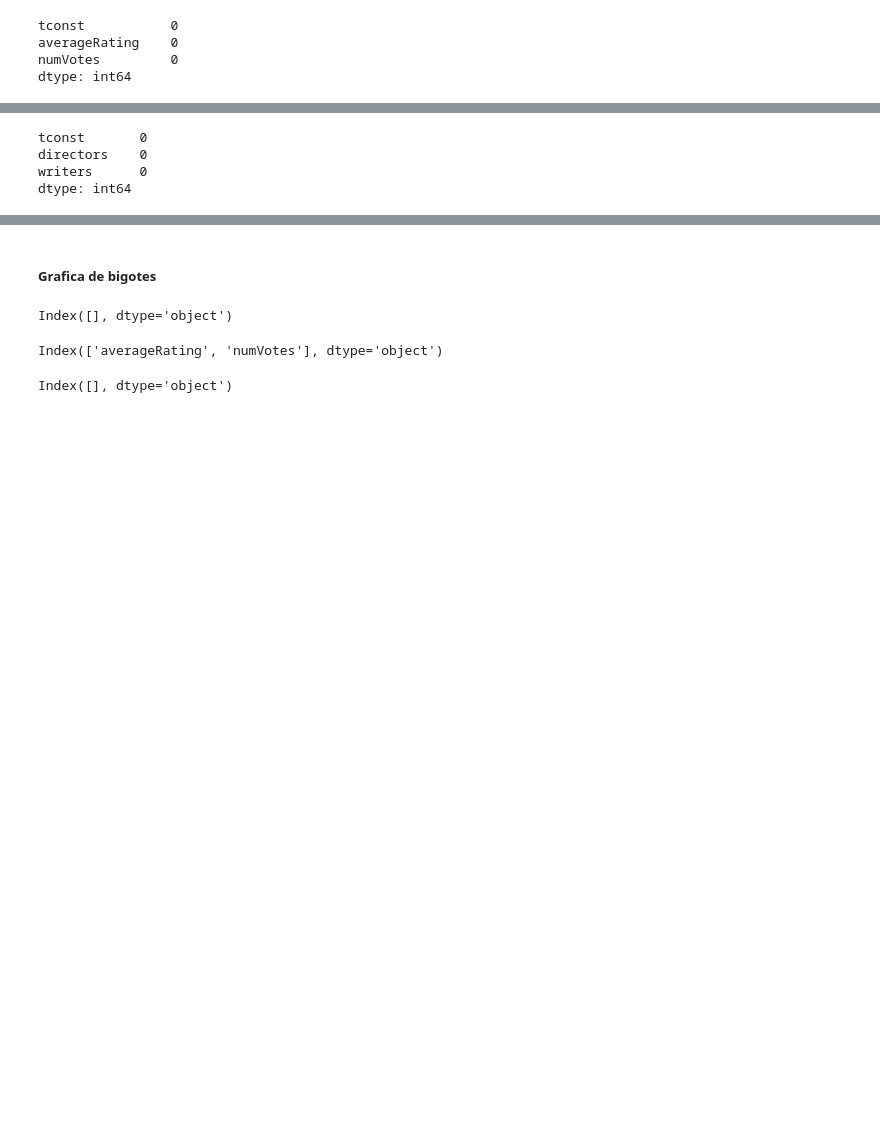
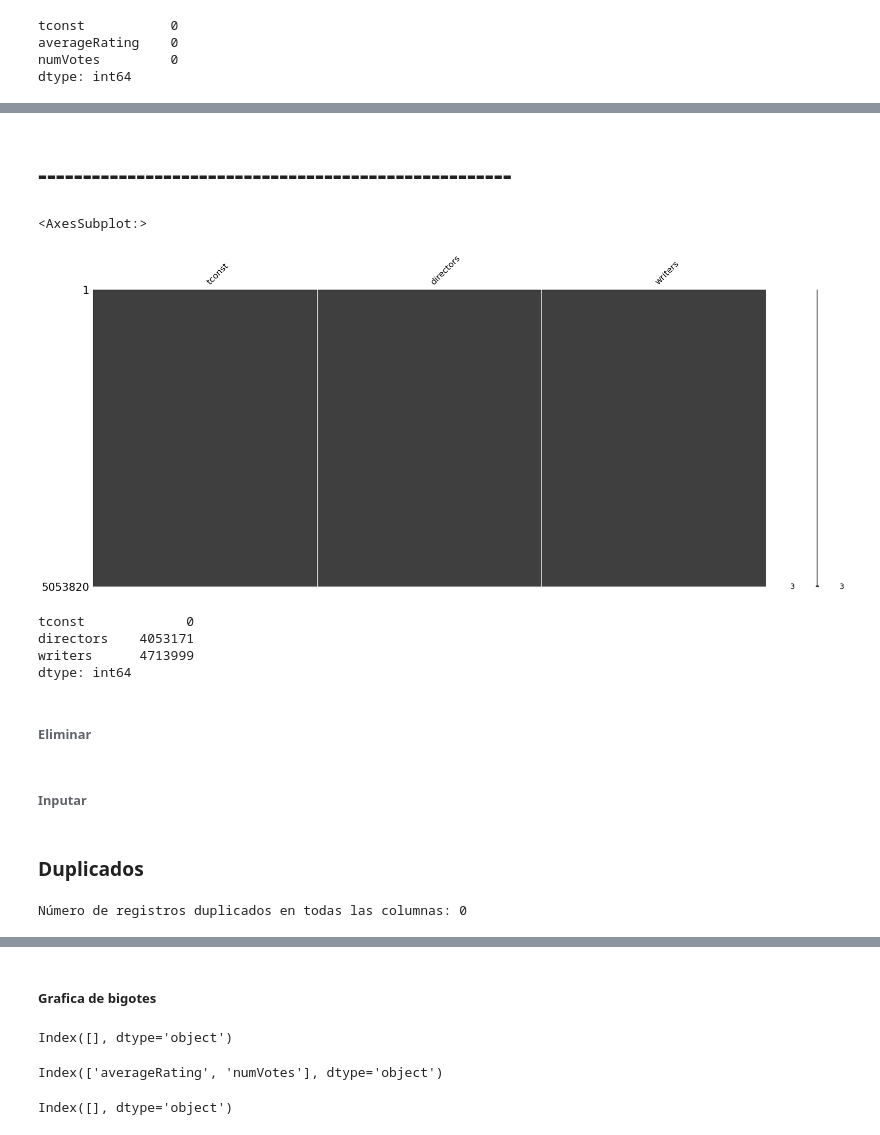
Before and after one commit to JaimeIngenia/PerfilPython_CienciaDatos, a Jupyter notebook: Becarios/tarea2/analisis.ipynb, the cells around one changed output, grey strips where cells are left out. Saved outputs shown, nothing was run; the diff lists cells and outputs as text; code cells hidden in the pictures; blank space fills up the shorter version.

```diff
--- a/Becarios/tarea2/analisis.ipynb
+++ b/Becarios/tarea2/analisis.ipynb
@@ -78,3 +124,5 @@ df_title_crew_4.tail(3)
+# %%
+df_title_crew_4.replace({'\\N': np.nan}, inplace=True)
 # %%
 df_title_episode_5.tail(3)
 # %% [output]
@@ -207,11 +377,18 @@ dtype: int64
+# %% [markdown]
+# -----------------------------------------------------
+# %%
+msno.matrix(df_title_crew_4)
+# %% [output]
+<AxesSubplot:>
+[figure, added]
 # %%
-# msno.matrix(df_title_crew_4)
-
 df_nulos_title_crew_4 = df_title_crew_4.isnull().sum()
 
 df_nulos_title_crew_4
 # %% [output]
-tconst       0
-directors    0
-writers      0
+tconst             0
+directors    4053171
+writers      4713999
 dtype: int64
+# %% [markdown]
+###### Eliminar
@@ -217,0 +398,2 @@ dtype: int64
+# %% [markdown]
+###### Inputar
@@ -217,0 +403,7 @@ dtype: int64
+# %% [markdown]
+### Duplicados
+# %%
+duplicados_todas_columnas_4 = df_title_crew_4[df_title_crew_4.duplicated(keep=False)]
+print(f"Número de registros duplicados en todas las columnas: {duplicados_todas_columnas_4.shape[0]}")
+# %% [output]
+Número de registros duplicados en todas las columnas: 0
```
Also changed, not shown: parts of 70 cells of this notebook.
